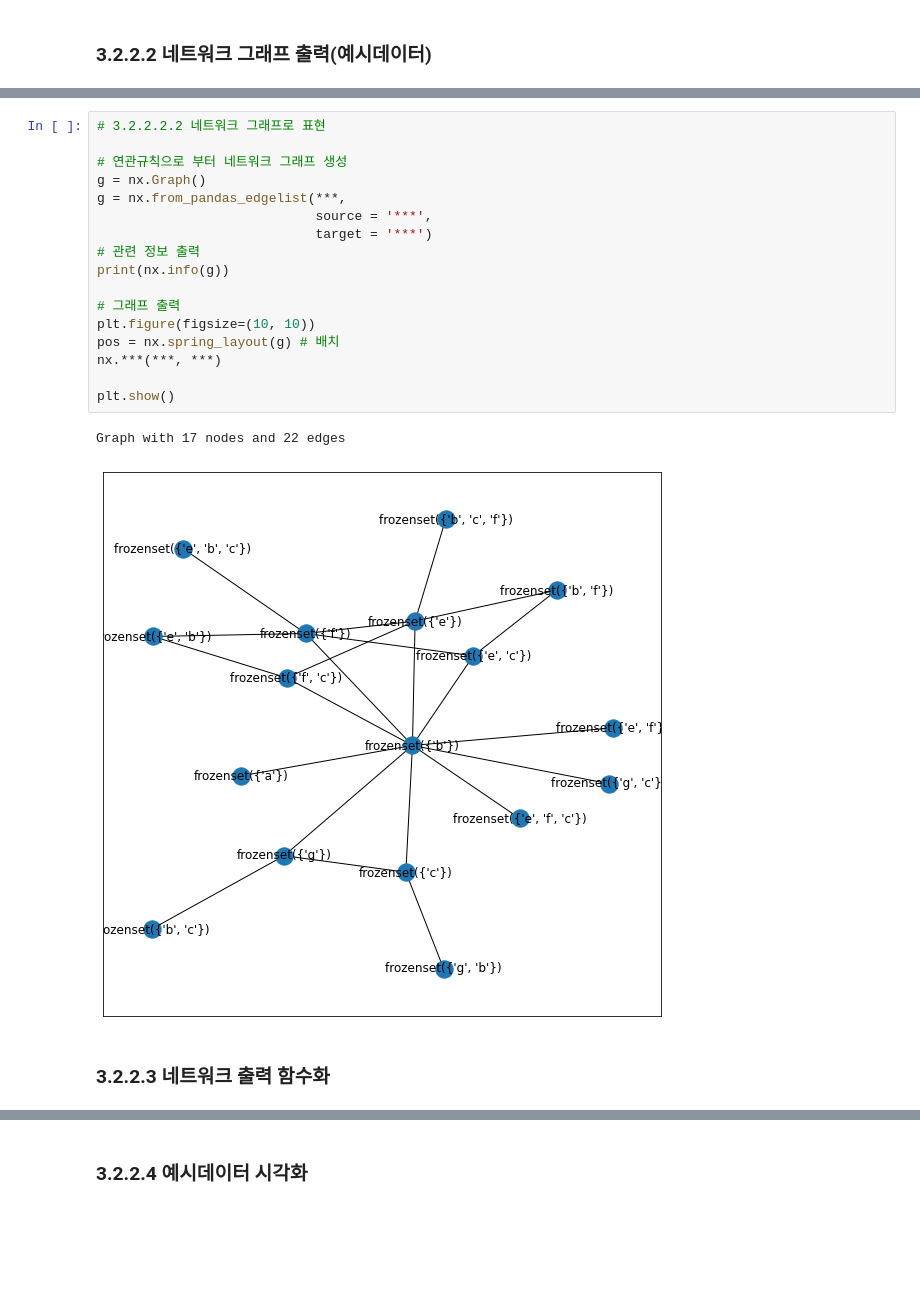
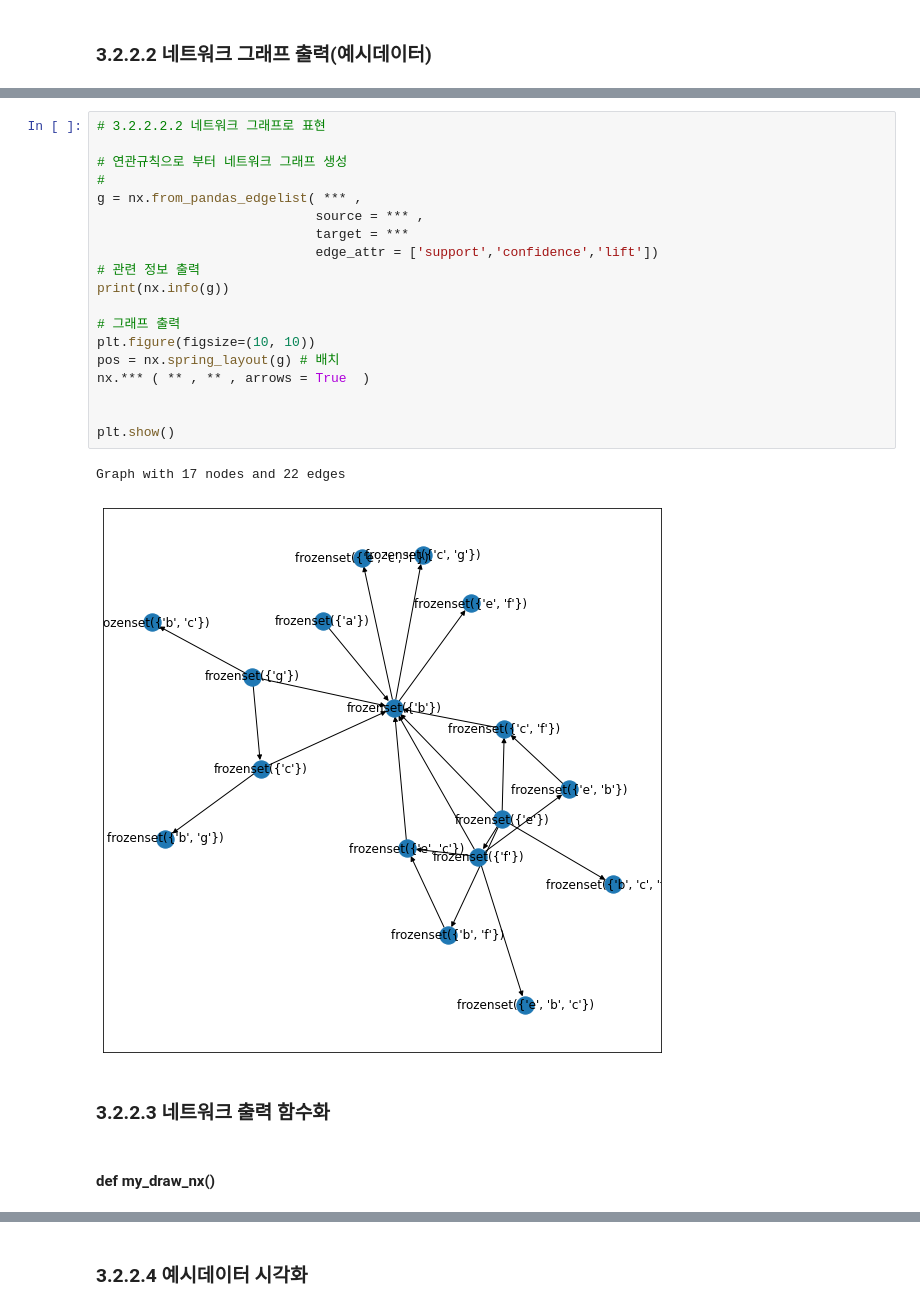
Before and after one commit to sagelab4data/kdata_yonsei, a Jupyter notebook: association_3_algorithm.ipynb, the cells around one changed output, grey strips where cells are left out. Saved outputs shown, nothing was run; the diff lists cells and outputs as text; blank space fills up the shorter version.

```diff
--- a/association_3_algorithm.ipynb
+++ b/association_3_algorithm.ipynb
@@ -379,25 +365,29 @@ asso_rule_sp_4_7.tail()
 # %%
 # 3.2.2.2.2 네트워크 그래프로 표현
 
 # 연관규칙으로 부터 네트워크 그래프 생성
-g = nx.Graph()
-g = nx.from_pandas_edgelist(***,
-                            source = '***',
-                            target = '***')
+#
+g = nx.from_pandas_edgelist( *** ,
+                            source = *** ,
+                            target = ***
+                            edge_attr = ['support','confidence','lift'])
 # 관련 정보 출력
 print(nx.info(g))
 
 # 그래프 출력
 plt.figure(figsize=(10, 10))
 pos = nx.spring_layout(g) # 배치
-nx.***(***, ***)
+nx.*** ( ** , ** , arrows = True  )
+
 
 plt.show()
 # %% [output]
 Graph with 17 nodes and 22 edges
-[figure, old version]
+[figure, new version]
 # %% [markdown]
 ### 3.2.2.3 네트워크 출력 함수화
+# %% [markdown]
+#### def my_draw_nx()
 # %%
 # 3.2.2.3 네트워크 다이어그램 반복 생성을 위한 함수화
 # 3.2.2.3.1 함수 생성
```
Also changed, not shown: parts of 47 cells of this notebook.
